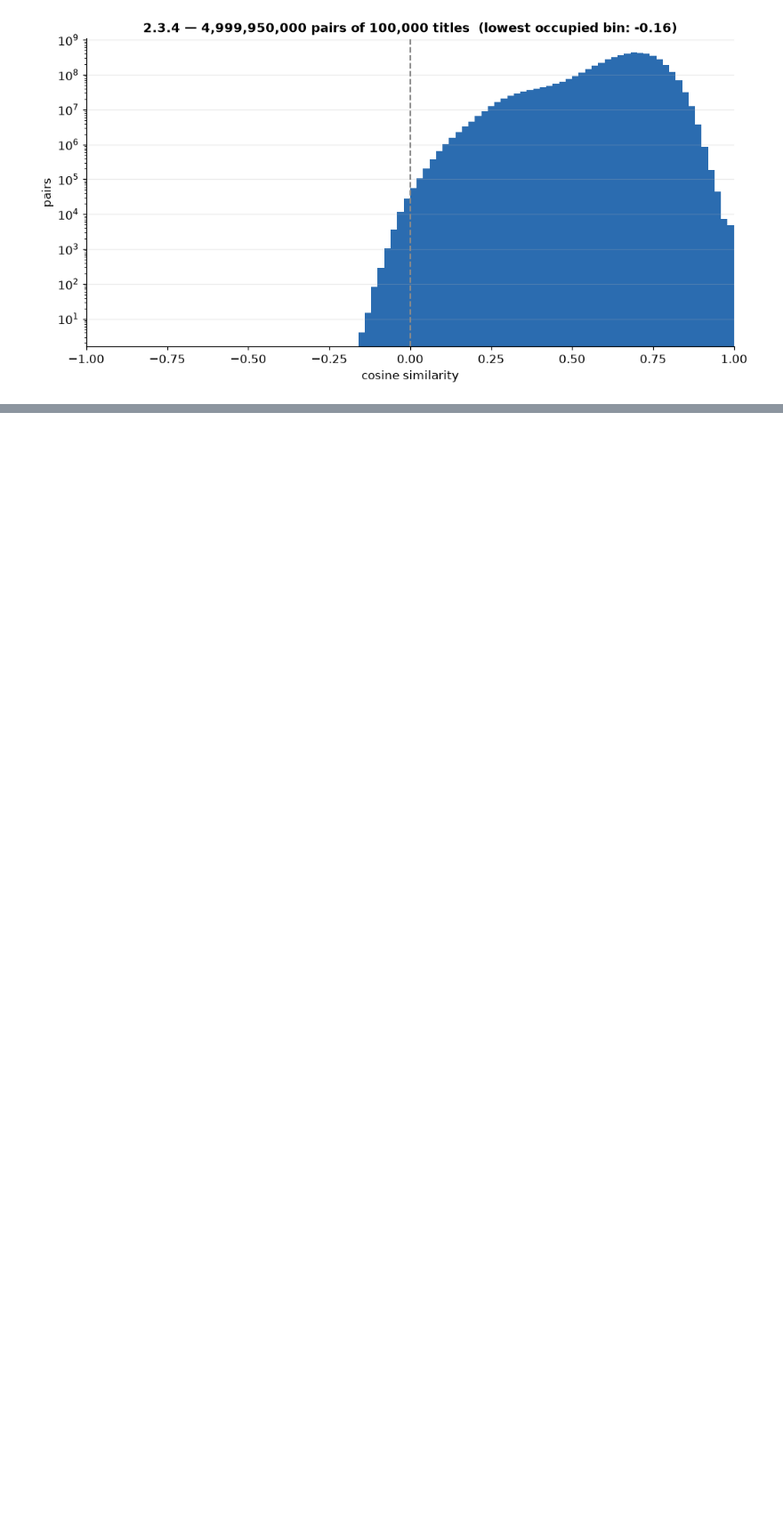
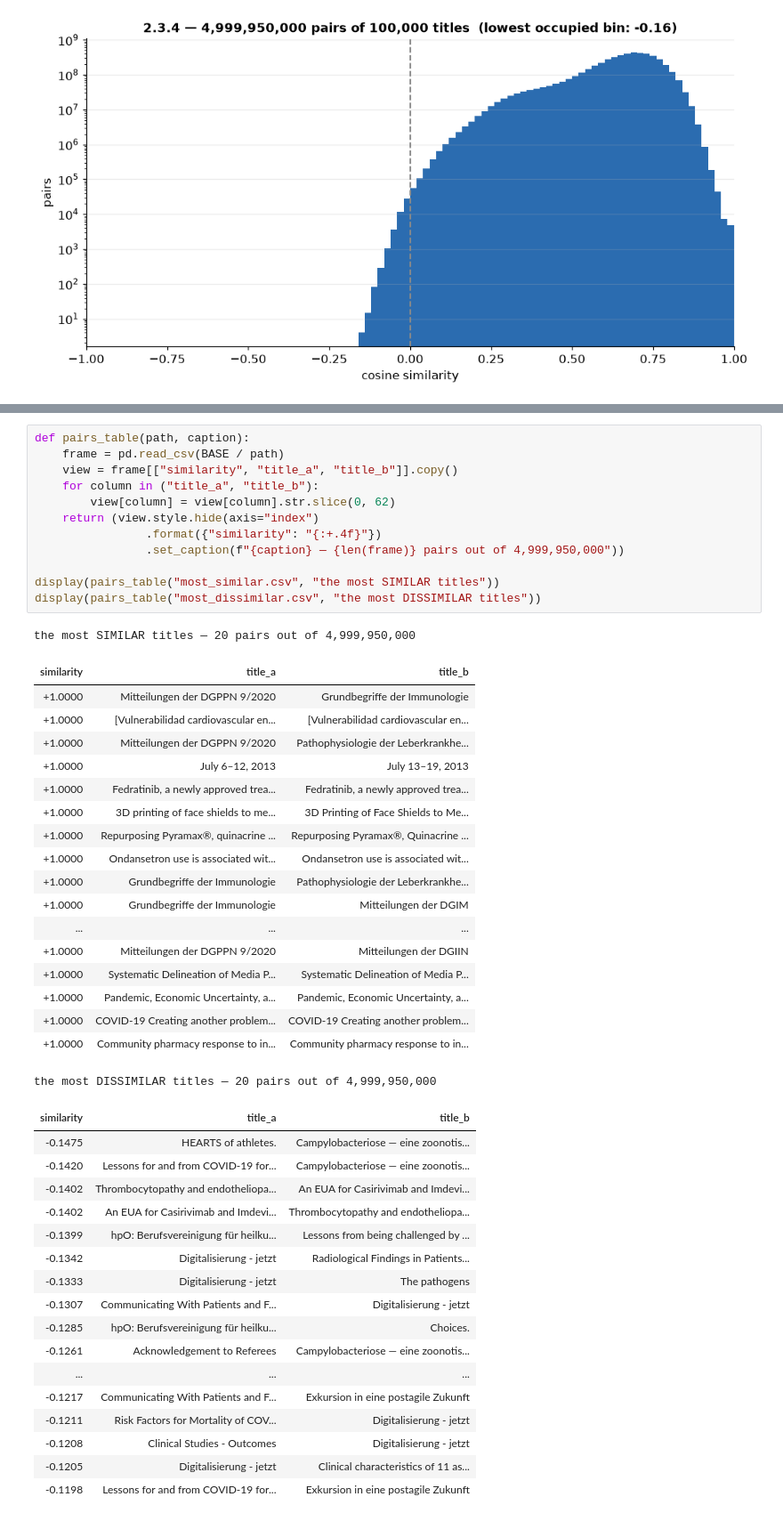
Before and after one commit to FedericoSbarbati/MAPD-Project, a Jupyter notebook: nicco_scripts/result_analysis_cosine.ipynb, the cells around one changed output, grey strips where cells are left out. Shown at 89% size. Cells and saved outputs as stored; diff of their text form; blank space fills up the shorter version.

```diff
--- a/nicco_scripts/result_analysis_cosine.ipynb
+++ b/nicco_scripts/result_analysis_cosine.ipynb
@@ -292,0 +306,49 @@ fig.tight_layout()
+# %%
+def pairs_table(path, caption):
+    frame = pd.read_csv(BASE / path)
+    view = frame[["similarity", "title_a", "title_b"]].copy()
+    for column in ("title_a", "title_b"):
+        view[column] = view[column].str.slice(0, 62)
+    return (view.style.hide(axis="index")
+                .format({"similarity": "{:+.4f}"})
+                .set_caption(f"{caption} — {len(frame)} pairs out of 4,999,950,000"))
+
+display(pairs_table("most_similar.csv", "the most SIMILAR titles"))
+display(pairs_table("most_dissimilar.csv", "the most DISSIMILAR titles"))
+# %% [output]
+the most SIMILAR titles — 20 pairs out of 4,999,950,000
+| similarity | title_a | title_b |
+| +1.0000 | Mitteilungen der DGPPN 9/2020 | Grundbegriffe der Immunologie |
+| +1.0000 | [Vulnerabilidad cardiovascular en... | [Vulnerabilidad cardiovascular en... |
+| +1.0000 | Mitteilungen der DGPPN 9/2020 | Pathophysiologie der Leberkrankhe... |
+| +1.0000 | July 6–12, 2013 | July 13–19, 2013 |
+| +1.0000 | Fedratinib, a newly approved trea... | Fedratinib, a newly approved trea... |
+| +1.0000 | 3D printing of face shields to me... | 3D Printing of Face Shields to Me... |
+| +1.0000 | Repurposing Pyramax®, quinacrine ... | Repurposing Pyramax®, Quinacrine ... |
+| +1.0000 | Ondansetron use is associated wit... | Ondansetron use is associated wit... |
+| +1.0000 | Grundbegriffe der Immunologie | Pathophysiologie der Leberkrankhe... |
+| +1.0000 | Grundbegriffe der Immunologie | Mitteilungen der DGIM |
+| ... | ... | ... |
+| +1.0000 | Mitteilungen der DGPPN 9/2020 | Mitteilungen der DGIIN |
+| +1.0000 | Systematic Delineation of Media P... | Systematic Delineation of Media P... |
+| +1.0000 | Pandemic, Economic Uncertainty, a... | Pandemic, Economic Uncertainty, a... |
+| +1.0000 | COVID-19 Creating another problem... | COVID-19 Creating another problem... |
+| +1.0000 | Community pharmacy response to in... | Community pharmacy response to in... |
+the most DISSIMILAR titles — 20 pairs out of 4,999,950,000
+| similarity | title_a | title_b |
+| -0.1475 | HEARTS of athletes. | Campylobacteriose — eine zoonotis... |
+| -0.1420 | Lessons for and from COVID‐19 for... | Campylobacteriose — eine zoonotis... |
+| -0.1402 | Thrombocytopathy and endotheliopa... | An EUA for Casirivimab and Imdevi... |
+| -0.1402 | An EUA for Casirivimab and Imdevi... | Thrombocytopathy and endotheliopa... |
+| -0.1399 | hpO: Berufsvereinigung für heilku... | Lessons from being challenged by ... |
+| -0.1342 | Digitalisierung - jetzt | Radiological Findings in Patients... |
+| -0.1333 | Digitalisierung - jetzt | The pathogens |
+| -0.1307 | Communicating With Patients and F... | Digitalisierung - jetzt |
+| -0.1285 | hpO: Berufsvereinigung für heilku... | Choices. |
+| -0.1261 | Acknowledgement to Referees | Campylobacteriose — eine zoonotis... |
+| ... | ... | ... |
+| -0.1217 | Communicating With Patients and F... | Exkursion in eine postagile Zukunft |
+| -0.1211 | Risk Factors for Mortality of COV... | Digitalisierung - jetzt |
+| -0.1208 | Clinical Studies - Outcomes | Digitalisierung - jetzt |
+| -0.1205 | Digitalisierung - jetzt | Clinical characteristics of 11 as... |
+| -0.1198 | Lessons for and from COVID‐19 for... | Exkursion in eine postagile Zukunft |
```
Also changed, not shown: parts of 1 cell of this notebook, 2 other files.
